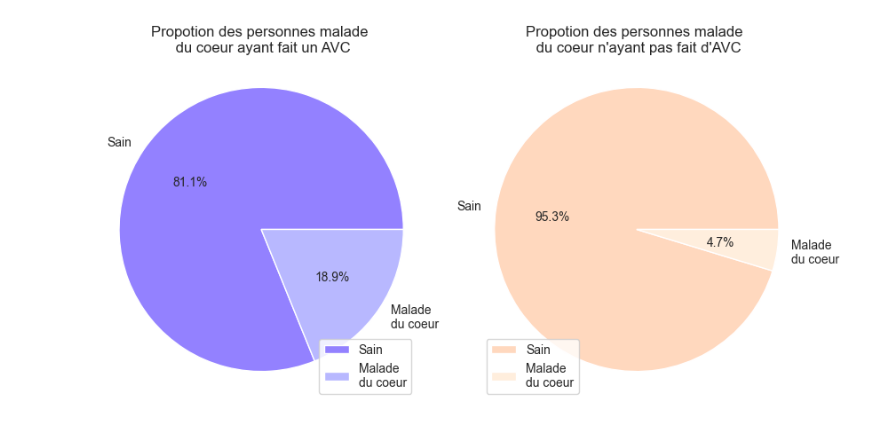
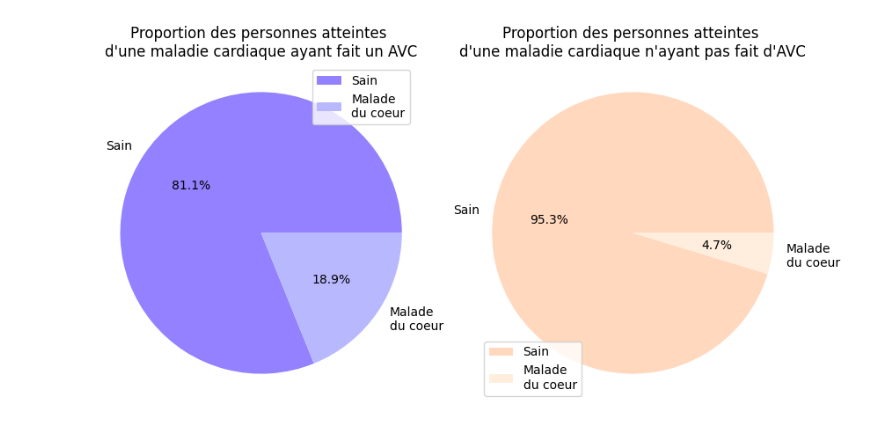
Before and after one commit to VpourVictor/DATA_Visualisation, a Jupyter notebook: Aymeric.ipynb, the cells around one changed output. Saved outputs shown, nothing was run; the diff lists cells and outputs as text; code cells hidden in the pictures.

Commit message:
new graphs

```diff
--- a/Aymeric.ipynb
+++ b/Aymeric.ipynb
@@ -10,21 +10,21 @@ donnees_dupliquees = df.duplicated().any()
 # %%
 fig, ax = plt.subplots(1, 2, figsize=(10, 5))
 heart_diseases_stroke = df[df["stroke"] == 1]['heart_disease'].value_counts()
 plt.subplot(1, 2, 1)
 plt.pie(heart_diseases_stroke, labels = ["Sain", "Malade\ndu coeur"], autopct='%1.1f%%', startangle=0, colors=["#9381FF","#B8B8FF"])
-plt.title("Propotion des personnes malade \n du coeur ayant fait un AVC")
+plt.title("Proportion des personnes atteintes \nd'une maladie cardiaque ayant fait un AVC")
 plt.axis('equal')
 plt.legend()
 
 heart_diseases_healthy = df[df["stroke"] == 0]['heart_disease'].value_counts()
 plt.subplot(1, 2, 2)
 plt.pie(heart_diseases_healthy, labels = ["Sain", "Malade\ndu coeur"], autopct='%1.1f%%', startangle=0, colors=["#FFD8BE","#FFEEDD"])
-plt.title("Propotion des personnes malade \n du coeur n'ayant pas fait d'AVC")
+plt.title("Proportion des personnes atteintes \nd'une maladie cardiaque n'ayant pas fait d'AVC")
 plt.axis('equal')
 plt.legend()
 plt.show()
 # %% [output]
-[figure, old version]
+[figure, new version]
 # %%
 fig, ax = plt.subplots(1, 2, figsize=(10, 5))
 hypertension_stroke = df[df["stroke"] == 1]['hypertension'].value_counts()
```
Also changed, not shown: parts of 5 cells of this notebook.
